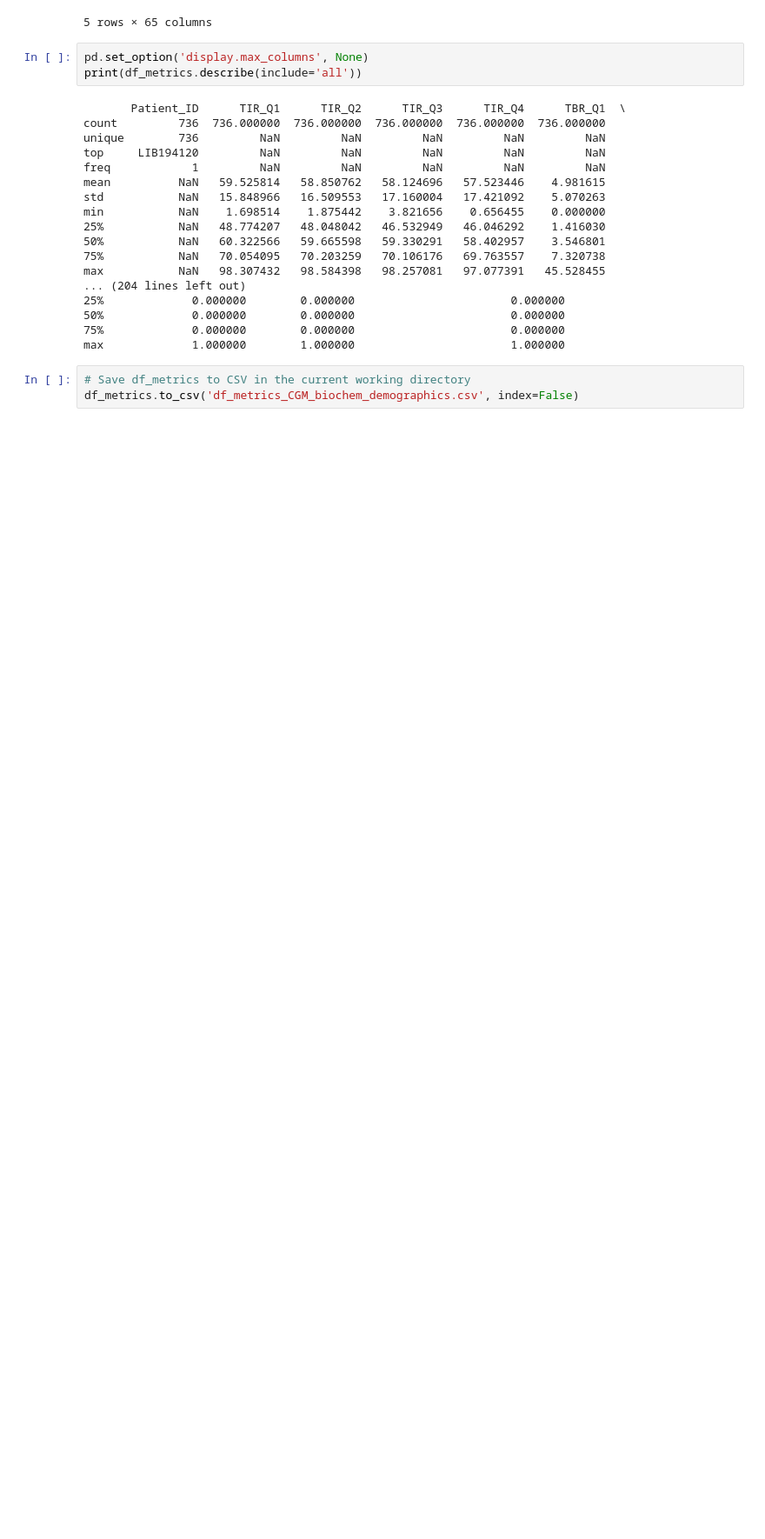
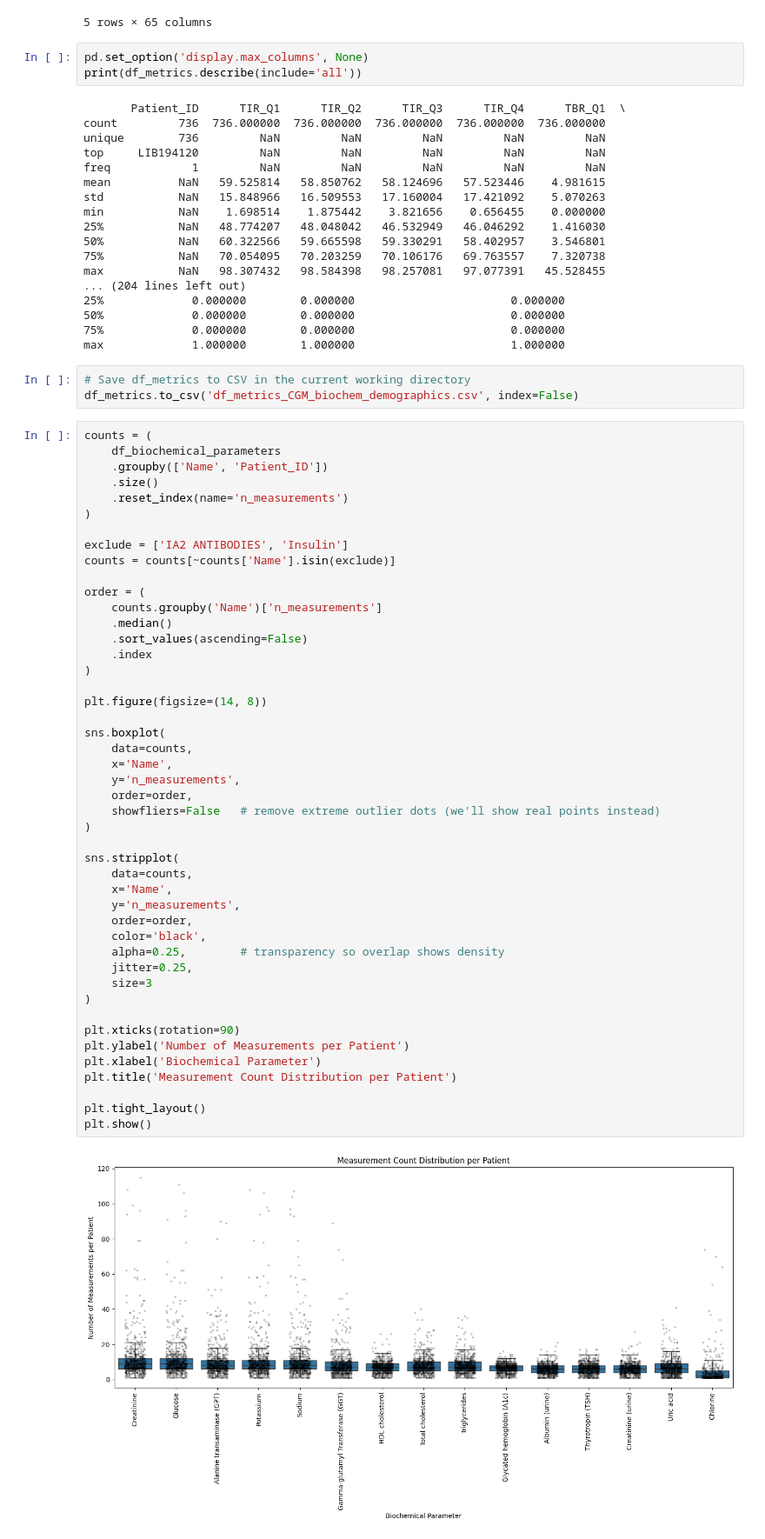
Before and after one commit to vincebliu/t1d-cgm-risk-stratification, a Jupyter notebook: preprocess.ipynb, the cells around one changed output. Shown at 87% size. Drawn from its saved outputs; the diff is of its cells as text; blank space fills up the shorter version.

```diff
--- a/preprocess.ipynb
+++ b/preprocess.ipynb
@@ -442,3 +411,51 @@ max             1.000000        1.000000                       1.000000
 # %%
 # Save df_metrics to CSV in the current working directory
 df_metrics.to_csv('df_metrics_CGM_biochem_demographics.csv', index=False)
+# %%
+counts = (
+    df_biochemical_parameters
+    .groupby(['Name', 'Patient_ID'])
+    .size()
+    .reset_index(name='n_measurements')
+)
+
+exclude = ['IA2 ANTIBODIES', 'Insulin']
+counts = counts[~counts['Name'].isin(exclude)]
+
+order = (
+    counts.groupby('Name')['n_measurements']
+    .median()
+    .sort_values(ascending=False)
+    .index
+)
+
+plt.figure(figsize=(14, 8))
+
+sns.boxplot(
+    data=counts,
+    x='Name',
+    y='n_measurements',
+    order=order,
+    showfliers=False   # remove extreme outlier dots (we'll show real points instead)
+)
+
+sns.stripplot(
+    data=counts,
+    x='Name',
+    y='n_measurements',
+    order=order,
+    color='black',
+    alpha=0.25,        # transparency so overlap shows density
+    jitter=0.25,
+    size=3
+)
+
+plt.xticks(rotation=90)
+plt.ylabel('Number of Measurements per Patient')
+plt.xlabel('Biochemical Parameter')
+plt.title('Measurement Count Distribution per Patient')
+
+plt.tight_layout()
+plt.show()
+# %% [output]
+[figure, added]
```
Also changed, not shown: parts of 8 cells of this notebook, 1 other file.
